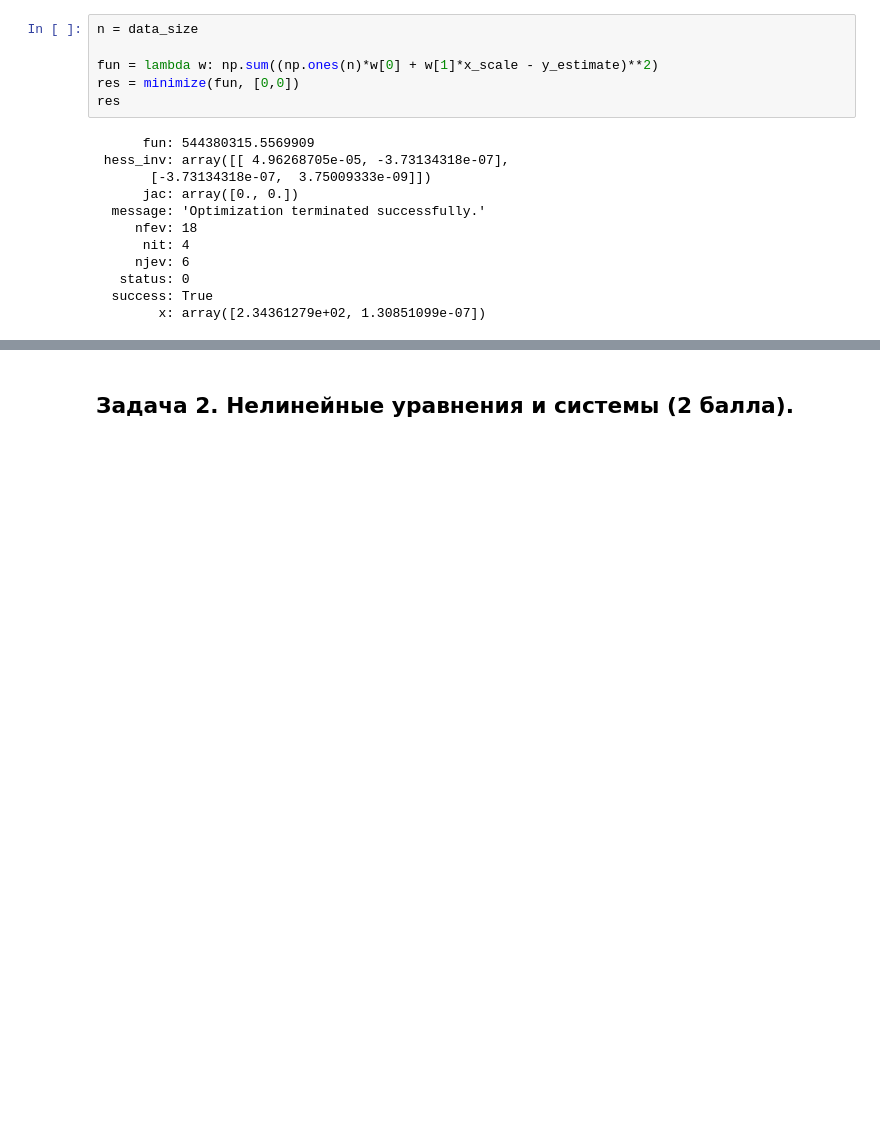
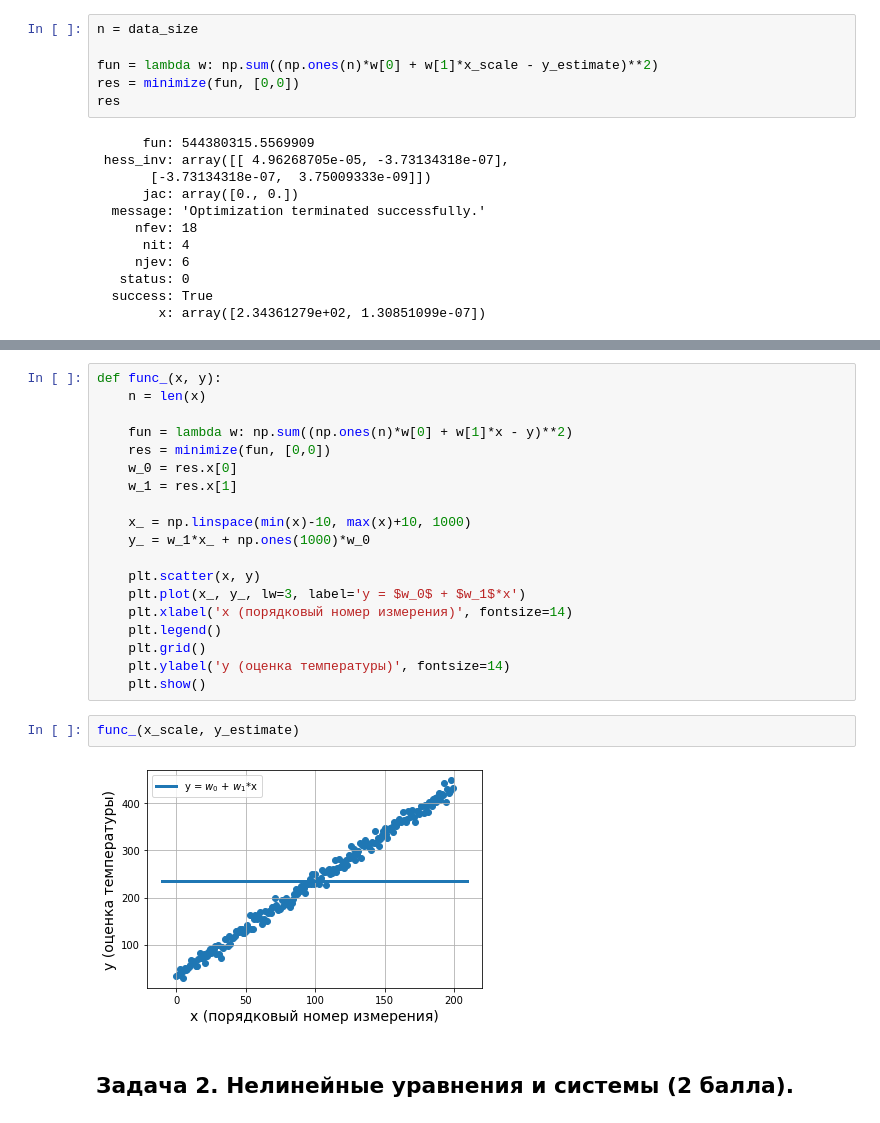
Before and after one commit to nalsur-veallam/Python, a Jupyter notebook: comp_math/Mallaev_2_B02-005.ipynb, the cells around one changed output, grey strips where cells are left out. Drawn from its saved outputs; the diff is of its cells as text; blank space fills up the shorter version.

```diff
--- a/comp_math/Mallaev_2_B02-005.ipynb
+++ b/comp_math/Mallaev_2_B02-005.ipynb
@@ -90,3 +111,26 @@ res
+# %%
+def func_(x, y):
+    n = len(x)
+
+    fun = lambda w: np.sum((np.ones(n)*w[0] + w[1]*x - y)**2)
+    res = minimize(fun, [0,0])
+    w_0 = res.x[0]
+    w_1 = res.x[1]
+
+    x_ = np.linspace(min(x)-10, max(x)+10, 1000)
+    y_ = w_1*x_ + np.ones(1000)*w_0
+
+    plt.scatter(x, y)
+    plt.plot(x_, y_, lw=3, label='y = $w_0$ + $w_1$*x')
+    plt.xlabel('x (порядковый номер измерения)', fontsize=14)
+    plt.legend()
+    plt.grid()
+    plt.ylabel('y (оценка температуры)', fontsize=14)
+    plt.show()
+# %%
+func_(x_scale, y_estimate)
+# %% [output]
+[figure, added]
 # %% [markdown]
 ## Задача 2. Нелинейные уравнения и системы (2 балла).
 # %% [markdown]
```
Also changed, not shown: parts of 8 cells of this notebook.
